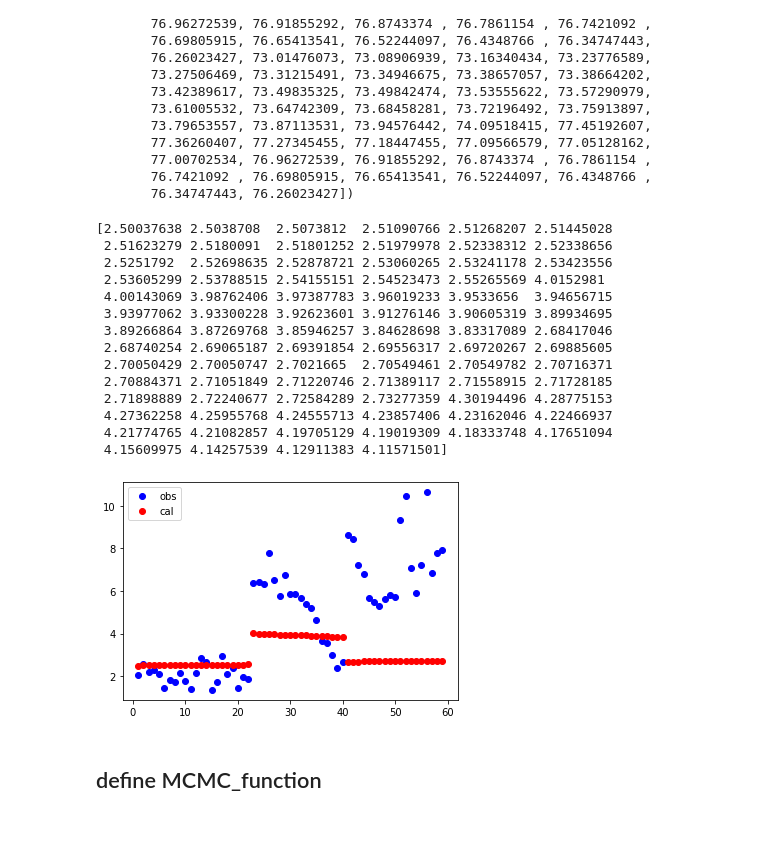
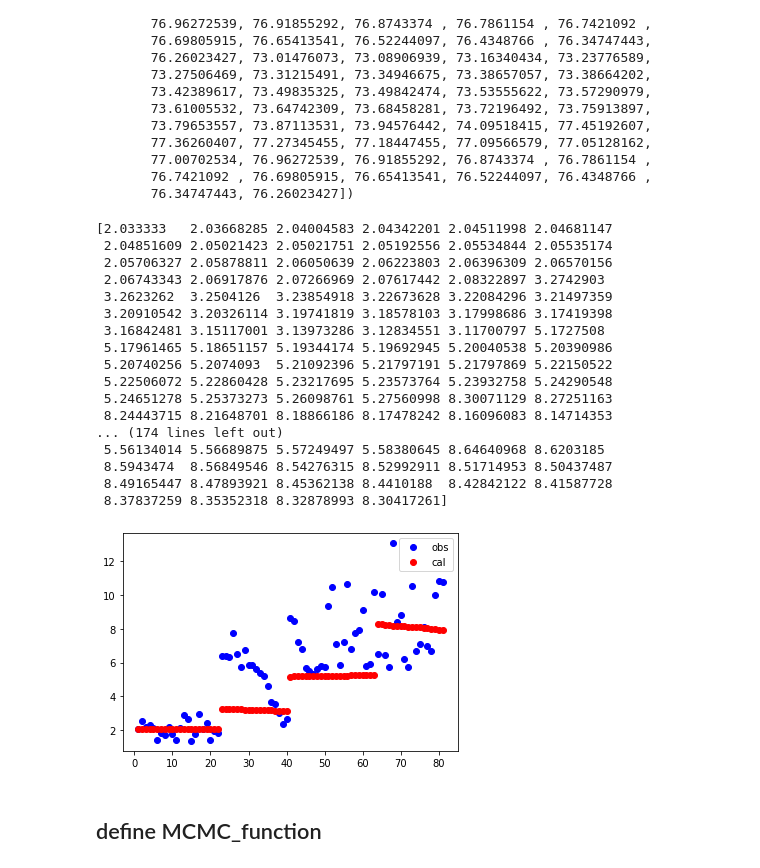
Before and after one commit to AstroHHQ/learngit, a Jupyter notebook: JPLdata/MCMC_Cpp_2010fh81.ipynb, the cells around one changed output. Cells and saved outputs as stored; diff of their text form; code cells hidden in the pictures; blank space fills up the shorter version.

```diff
--- a/JPLdata/MCMC_Cpp_2010fh81.ipynb
+++ b/JPLdata/MCMC_Cpp_2010fh81.ipynb
@@ -257,51 +302,55 @@ dd_N = np.sqrt(obsec[:,3]**2+obsec[:,4]**2+obsec[:,5]**2)
 #alpha
 alpha_N = (delta_N*delta_N+d_N*d_N-dd_N*dd_N)/(2*delta_N*d_N)
 alpha_N = np.arccos(alpha_N)
 #print("alpha",alpha_N/pi*180,'\n')
 y = obsdat
 nt = np.arange(len(d_N))
-theta = [1.5,100]
+theta = [9.667,259]
 flux = Model_neatm_jhx(theta,x=(delta_N,d_N,alpha_N),lamda=lamdai)
 x = (delta_N,d_N,alpha_N)
 yerr = 0.1*y
 #plt.plot(nt,flux,label = 'hhq')
 #plt.plot(nt,flux,label = 'hhq')
 print(flux)
-plt.plot(nt[1:60],obsdat[1:60],'bo',label = 'obs')
-plt.plot(nt[1:60],flux[1:60],'ro',label = 'cal')
+print(Model_neatm_ohhq(theta,x=(delta_N,d_N,alpha_N),lamda=lamdai))
+plt.plot(nt[1:len(y)],obsdat[1:len(y)],'bo',label = 'obs')
+plt.plot(nt[1:len(y)],flux[1:len(y)],'ro',label = 'cal')
 #plt.plot(nt[0:len(d_N)],alpha_N[0:len(d_N)],'go',label = 'alpha')
 #print(flux[0:len(d_N)])
 plt.legend()
 lenthi = [8,30,200]
 dddd = (lenthi[1]-lenthi[0])/lenthi[2]
 lenth = lenthi[0]
 D = 136
 pv = (1329*pow(10,-Hv/5)/(D*0.001))**2
 q = 0.29+0.684*G
 A = q*pv
 flamda = []
 nlenth  = []
 for i in range(lenthi[2]):
     lenth = lenth+dddd
     nlenth.append(lenth)
     flamda.append((neatm_jhx(Ndd,d_N[1],delta_N[1],alpha_N[1],D,lenth,1.2,A)))
 #plt.plot(nlenth,flamda,label = 'cal')
 # %% [output]
-[2.50037638 2.5038708  2.5073812  2.51090766 2.51268207 2.51445028
- 2.51623279 2.5180091  2.51801252 2.51979978 2.52338312 2.52338656
- 2.5251792  2.52698635 2.52878721 2.53060265 2.53241178 2.53423556
- 2.53605299 2.53788515 2.54155151 2.54523473 2.55265569 4.0152981
- 4.00143069 3.98762406 3.97387783 3.96019233 3.9533656  3.94656715
- 3.93977062 3.93300228 3.92623601 3.91276146 3.90605319 3.89934695
- 3.89266864 3.87269768 3.85946257 3.84628698 3.83317089 2.68417046
- 2.68740254 2.69065187 2.69391854 2.69556317 2.69720267 2.69885605
- 2.70050429 2.70050747 2.7021665  2.70549461 2.70549782 2.70716371
- 2.70884371 2.71051849 2.71220746 2.71389117 2.71558915 2.71728185
- 2.71898889 2.72240677 2.72584289 2.73277359 4.30194496 4.28775153
- 4.27362258 4.25955768 4.24555713 4.23857406 4.23162046 4.22466937
- 4.21774765 4.21082857 4.19705129 4.19019309 4.18333748 4.17651094
- 4.15609975 4.14257539 4.12911383 4.11571501]
+[2.033333   2.03668285 2.04004583 2.04342201 2.04511998 2.04681147
+ 2.04851609 2.05021423 2.05021751 2.05192556 2.05534844 2.05535174
+ 2.05706327 2.05878811 2.06050639 2.06223803 2.06396309 2.06570156
+ 2.06743343 2.06917876 2.07266969 2.07617442 2.08322897 3.2742903
+ 3.2623262  3.2504126  3.23854918 3.22673628 3.22084296 3.21497359
+ 3.20910542 3.20326114 3.19741819 3.18578103 3.17998686 3.17419398
+ 3.16842481 3.15117001 3.13973286 3.12834551 3.11700797 5.1727508
+ 5.17961465 5.18651157 5.19344174 5.19692945 5.20040538 5.20390986
+ 5.20740256 5.2074093  5.21092396 5.21797191 5.21797869 5.22150522
+ 5.22506072 5.22860428 5.23217695 5.23573764 5.23932758 5.24290548
+ 5.24651278 5.25373273 5.26098761 5.27560998 8.30071129 8.27251163
+ 8.24443715 8.21648701 8.18866186 8.17478242 8.16096083 8.14714353
+... (174 lines left out)
+ 5.56134014 5.56689875 5.57249497 5.58380645 8.64640968 8.6203185
+ 8.5943474  8.56849546 8.54276315 8.52992911 8.51714953 8.50437487
+ 8.49165447 8.47893921 8.45362138 8.4410188  8.42842122 8.41587728
+ 8.37837259 8.35352318 8.32878993 8.30417261]
-[figure, old version]
+[figure, new version]
 # %% [markdown]
 ## define MCMC_function
 # %%
```
Also changed, not shown: parts of 7 cells of this notebook, 8 other files.
